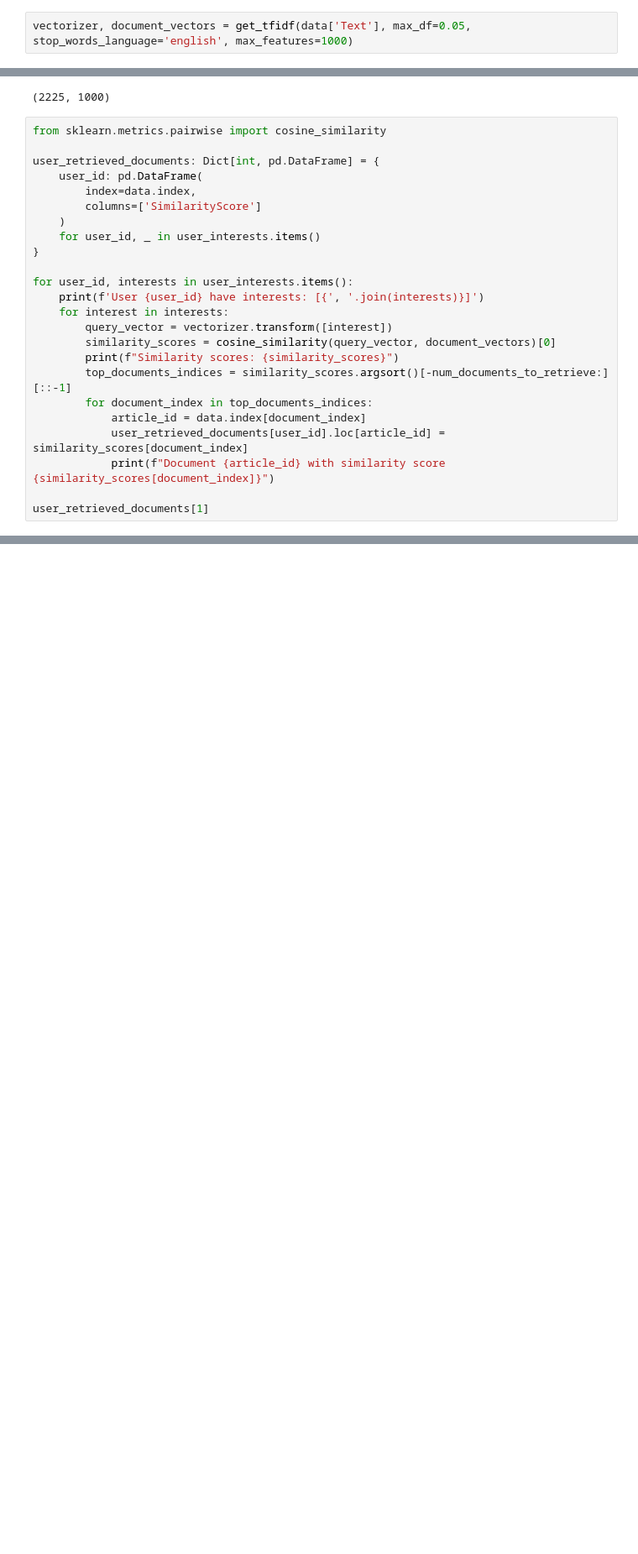
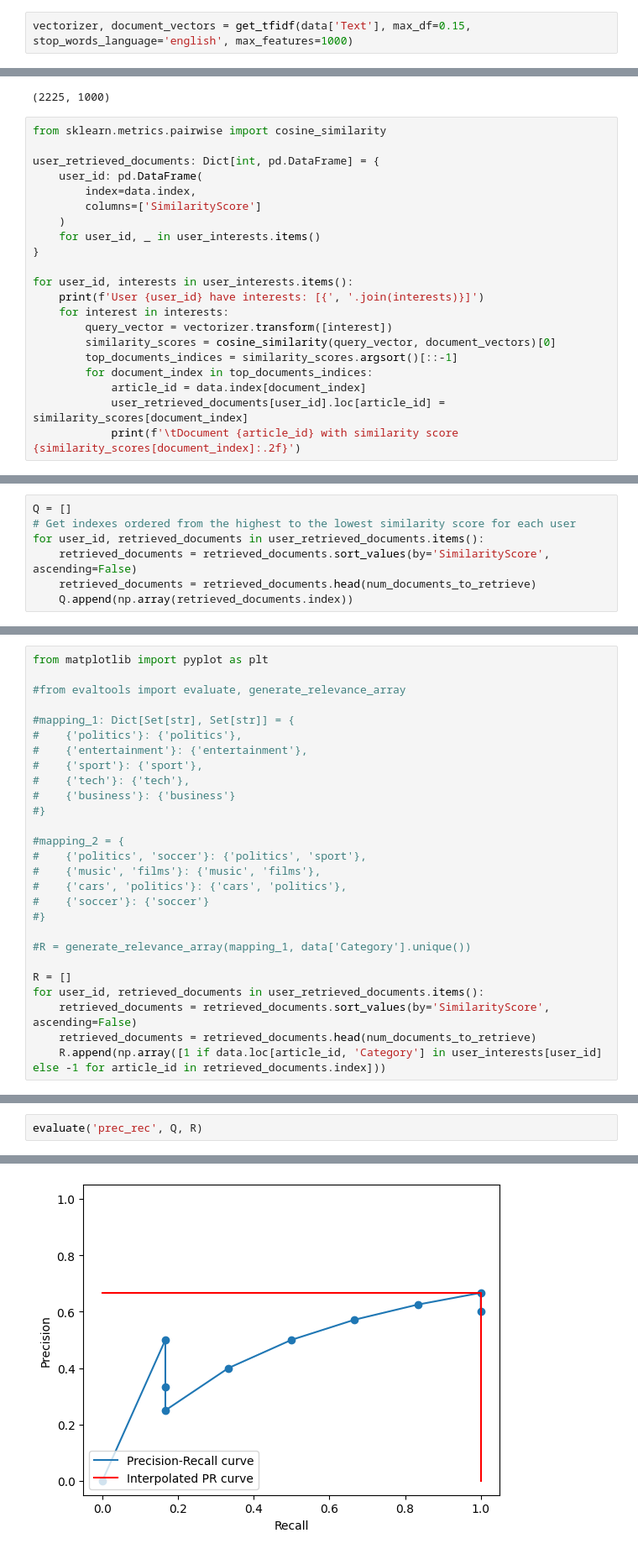
Before and after one commit to Serms1999/information-retrieval, a Jupyter notebook: assignment1/assignment1.ipynb, the cells around one changed output, grey strips where cells are left out. Shown at 84% size. Saved outputs shown, nothing was run; the diff lists cells and outputs as text; blank space fills up the shorter version.

```diff
--- a/assignment1/assignment1.ipynb
+++ b/assignment1/assignment1.ipynb
@@ -164,7 +164,7 @@ def get_tfidf(data: pd.Series, *, min_df: float = None, max_df: float = None, st
     vectors = vectorizer.fit_transform(data)
     return vectorizer, vectors
 # %%
-vectorizer, document_vectors = get_tfidf(data['Text'], max_df=0.05, stop_words_language='english', max_features=1000)
+vectorizer, document_vectors = get_tfidf(data['Text'], max_df=0.15, stop_words_language='english', max_features=1000)
 # %%
 document_vectors.shape
 # %% [output]
@@ -185,13 +185,10 @@ for user_id, interests in user_interests.items():
     for interest in interests:
         query_vector = vectorizer.transform([interest])
         similarity_scores = cosine_similarity(query_vector, document_vectors)[0]
-        print(f"Similarity scores: {similarity_scores}")
-        top_documents_indices = similarity_scores.argsort()[-num_documents_to_retrieve:][::-1]
+        top_documents_indices = similarity_scores.argsort()[::-1]
         for document_index in top_documents_indices:
             article_id = data.index[document_index]
             user_retrieved_documents[user_id].loc[article_id] = similarity_scores[document_index]
-            print(f"Document {article_id} with similarity score {similarity_scores[document_index]}")
-
-user_retrieved_documents[1]
+            print(f'\tDocument {article_id} with similarity score {similarity_scores[document_index]:.2f}')
 # %% [output]
 User 1 have interests: [politics]
@@ -227,0 +211,7 @@ Document 245 with similarity score 0.0
+# %%
+Q = []
+# Get indexes ordered from the highest to the lowest similarity score for each user
+for user_id, retrieved_documents in user_retrieved_documents.items():
+    retrieved_documents = retrieved_documents.sort_values(by='SimilarityScore', ascending=False)
+    retrieved_documents = retrieved_documents.head(num_documents_to_retrieve)
+    Q.append(np.array(retrieved_documents.index))
@@ -227,0 +375,27 @@ Document 245 with similarity score 0.0
+# %%
+from matplotlib import pyplot as plt
+
+#from evaltools import evaluate, generate_relevance_array
+
+#mapping_1: Dict[Set[str], Set[str]] = {
+#    {'politics'}: {'politics'},
+#    {'entertainment'}: {'entertainment'},
+#    {'sport'}: {'sport'},
+#    {'tech'}: {'tech'},
+#    {'business'}: {'business'}
+#}
+
+#mapping_2 = {
+#    {'politics', 'soccer'}: {'politics', 'sport'},
+#    {'music', 'films'}: {'music', 'films'},
+#    {'cars', 'politics'}: {'cars', 'politics'},
+#    {'soccer'}: {'soccer'}
+#}
+
+#R = generate_relevance_array(mapping_1, data['Category'].unique())
+
+R = []
+for user_id, retrieved_documents in user_retrieved_documents.items():
+    retrieved_documents = retrieved_documents.sort_values(by='SimilarityScore', ascending=False)
+    retrieved_documents = retrieved_documents.head(num_documents_to_retrieve)
+    R.append(np.array([1 if data.loc[article_id, 'Category'] in user_interests[user_id] else -1 for article_id in retrieved_documents.index]))
@@ -227,0 +404,3 @@ Document 245 with similarity score 0.0
+# %%
+evaluate('prec_rec', Q, R)
+# %% [output]
@@ -227,0 +424 @@ Document 245 with similarity score 0.0
+[figure, added]
```
Also changed, not shown: parts of 6 cells of this notebook.
